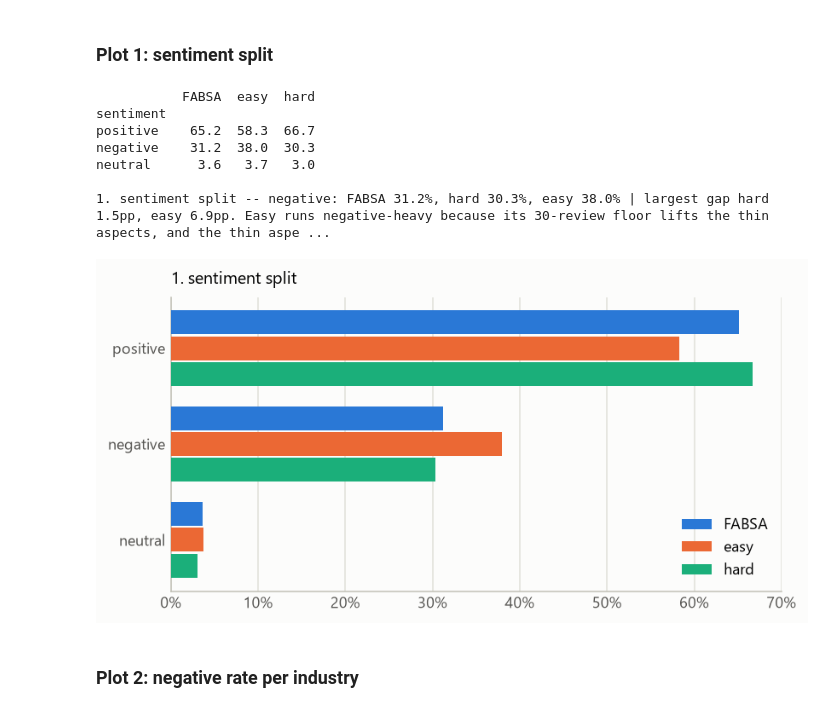
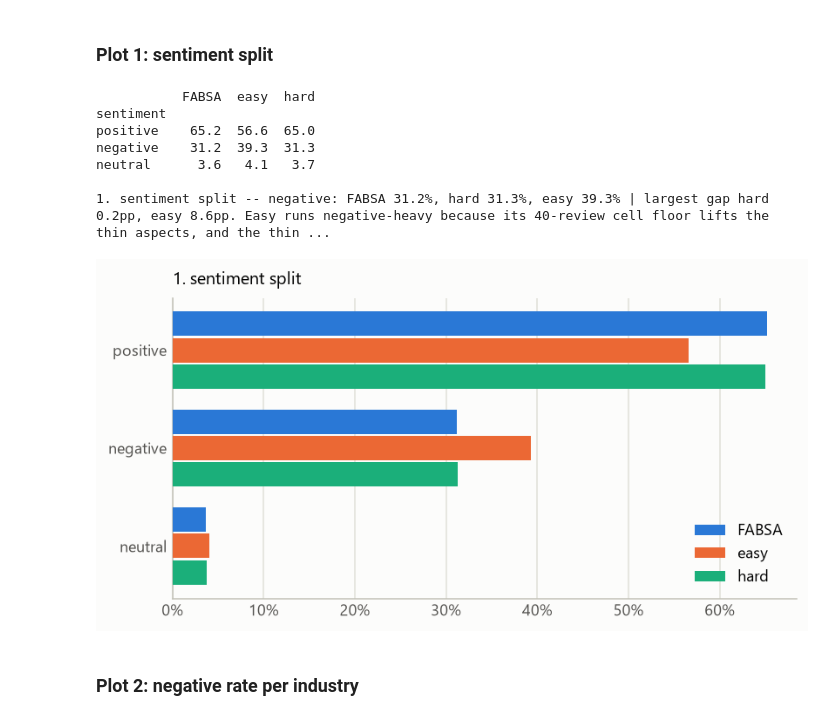
Before and after one commit to zhenyenchan/msc-cx-agent-bench, a Jupyter notebook: notebooks/data_generation_v2.ipynb, the cells around one changed output. Saved outputs shown, nothing was run; the diff lists cells and outputs as text; code cells hidden in the pictures.

```diff
--- a/notebooks/data_generation_v2.ipynb
+++ b/notebooks/data_generation_v2.ipynb
@@ -130,7 +130,7 @@ speed                     0.715     0.283    0.002
 inside a question and stay identical across regenerations.
 # %%
 ORGS = {
-    "Banking":                ["Northcrest Bank", "Halden Savings", "Vantor Financial", "Kestrel Bank"],
+    "Banking":                ["Northeast Bank", "Halden Savings", "Vanter Financial", "Kestrel Bank"],
     "Consulting":             ["Merrow & Pike", "Alderline Advisory", "Castellan Partners"],
     "Fashion":                ["Vella & Co", "Northerly", "Marbrook", "Sable Row"],
     "Groceries":              ["Freshbury", "Larkmead Market", "Oakpan Grocers"],
@@ -361,23 +376,37 @@ orgs**, with some variation. Easy raises anything under 30; Hard leaves small ce
 # %%
-def cell_size(industry, aspect, mode, rng):
+def cell_size(industry, aspect, mode, rng, protected=False):
     """Reviews in this cell: FABSA's volume for the pair, split across the industry's orgs.
+
+    Easy floors every cell at MIN_CELL. Hard floors nothing except the two cells carrying a
+    planted null, so its cells keep the sizes FABSA implies -- that is the sparsity Hard exists
+    to test, and a null nobody has the sample size to test would prove nothing.
 
     The split is what keeps Hard thin. Handing every org the whole group's volume would give the
     industry x aspect group 3-4x what FABSA recorded, so a cell could only fall under 30 where
     FABSA had almost nothing -- Hard's sparsity would be missing cells rather than small ones,
     and the small offsets meant to sit below detection would become detectable.
+
+    The nulls are floored rather than exempted from the split: exempt cells would return at full
+    pre-split size, sit among the largest in the corpus, and let an agent read the answer off n.
     """
     volume = (REVIEW_COUNT.get((industry, aspect)) or int(rng.choice(SIZES))) / len(ORGS[industry])
     size   = int(volume * rng.uniform(*SIZE_JITTER))
-    return max(size, MIN_REVIEWS) if mode == "easy" else max(size, 1)
+    return max(size, MIN_CELL) if (mode == "easy" or protected) else max(size, 1)
 
 
-# four recorded cells, largest to smallest: Easy lifts the thin ones, Hard keeps them thin.
-# Cells FABSA never recorded (e.g. Streaming x email) exist only in Easy, sized from the pool.
+def fabsa_band(industry, aspect):
+    """The size range a Hard cell may take: FABSA's per-org volume, through the jitter band."""
+    volume = REVIEW_COUNT[industry, aspect] / len(ORGS[industry])
+    return max(1, int(volume * SIZE_JITTER[0])), max(1, int(volume * SIZE_JITTER[1]))
+
+
+# four recorded cells, largest to smallest: Easy lifts everything to the floor, Hard keeps FABSA's
+# sizes. Cells FABSA never recorded (e.g. Streaming x email) exist only in Easy, sized from the pool.
 demo = np.random.default_rng(SEED)
 print(pd.DataFrame([{"industry": i, "aspect": a, "fabsa_group": REVIEW_COUNT.get((i, a), 0),
-                     "orgs": len(ORGS[i]),
-                     "easy": cell_size(i, a, "easy", demo), "hard": cell_size(i, a, "hard", demo)}
+                     "orgs": len(ORGS[i]), "hard_band": str(fabsa_band(i, a)),
+                     "easy": cell_size(i, a, "easy", demo), "hard": cell_size(i, a, "hard", demo),
+                     "hard_if_null": cell_size(i, a, "hard", demo, protected=True)}
                     for i, a in [("Banking", "app-website"), ("Groceries", "phone"),
                                  ("Ride Hailing", "reviews"), ("Banking", "reviews")]]
                    ).to_string(index=False))
@@ -406,7 +435,8 @@ def build_cells(mode, seed=SEED):
         split    = sentiment_split(industry, aspect)
         negative = PLANTED_RATE[org, aspect]
         share    = (1 - negative) / (split["positive"] + split["neutral"])
-        size     = cell_size(industry, aspect, mode, rng)
+        is_null  = planted_null(industry, org, aspect)
+        size     = cell_size(industry, aspect, mode, rng, protected=is_null)
         drawn    = rng.multinomial(size, [split["positive"] * share, negative,
                                           split["neutral"] * share])
         rows.append({"industry": industry, "org": org, "child_aspect": aspect,
@@ -415,7 +445,7 @@ def build_cells(mode, seed=SEED):
                      "industry_neg_rate": round(split["negative"], 4),
                      "planted_neg_rate": round(negative, 4),
                      "is_biggest_problem": aspect == worst[org],
-                     "is_planted_null": planted_null(industry, org, aspect),
+                     "is_planted_null": is_null,
                      **{s: int(n) for s, n in zip(SENTIMENTS, drawn)}})
     cells = pd.DataFrame(rows)
     cells["observed_neg_rate"] = (cells.negative / cells.n_reviews).round(4)
@@ -518,35 +600,36 @@ findings     = []          # one line per figure, written to validation_report.t
 # %%
 order = SENTIMENTS[::-1]
 y     = np.arange(len(order))
 
 fig, ax = plt.subplots(figsize=(6.6, 3.2))
 for slot, (name, labels, colour) in enumerate(series):
     ax.barh(y + (1 - slot) * 0.27, shares(labels, "sentiment", order), 0.25,
             color=colour, label=name, zorder=3)
 ax.set_yticks(y, order, fontsize=9)
 ax.xaxis.set_major_formatter(PercentFormatter(1))
 style(ax, axis="x", title="1. sentiment split").legend(frameon=False, fontsize=9, loc="lower right")
 fig.savefig(FIG_DIR / f"p1_sentiment_{VERSION}.png", bbox_inches="tight")
 
 split = pd.DataFrame({name: shares(labels, "sentiment", SENTIMENTS)
                       for name, labels, _ in series}) * 100
 gaps  = {mode: (split[mode] - split.FABSA).abs().max() for mode in ("easy", "hard")}
 print(split.round(1).to_string())
 findings.append(f"1. sentiment split -- negative: FABSA {split.FABSA.negative:.1f}%, "
                 f"hard {split.hard.negative:.1f}%, easy {split.easy.negative:.1f}% | "
                 f"largest gap hard {gaps['hard']:.1f}pp, easy {gaps['easy']:.1f}pp. Easy runs "
-                f"negative-heavy because its {MIN_REVIEWS}-review floor lifts the thin aspects, "
-                "and the thin aspects are the negative-heavy ones (email, phone, account-access)")
+                f"negative-heavy because its {MIN_CELL}-review cell floor lifts the thin aspects, "
+                "and the thin aspects are the negative-heavy ones (email, phone, account-access). "
+                "The gap scales with MIN_CELL")
 print(f"\n{findings[-1]}")
 # %% [output]
            FABSA  easy  hard
 sentiment
-positive    65.2  58.3  66.7
-negative    31.2  38.0  30.3
-neutral      3.6   3.7   3.0
+positive    65.2  56.6  65.0
+negative    31.2  39.3  31.3
+neutral      3.6   4.1   3.7
 
-1. sentiment split -- negative: FABSA 31.2%, hard 30.3%, easy 38.0% | largest gap hard 1.5pp, easy 6.9pp. Easy runs negative-heavy because its 30-review floor lifts the thin aspects, and the thin aspe ...
+1. sentiment split -- negative: FABSA 31.2%, hard 31.3%, easy 39.3% | largest gap hard 0.2pp, easy 8.6pp. Easy runs negative-heavy because its 40-review cell floor lifts the thin aspects, and the thin ...
-[figure, old version]
+[figure, new version]
 # %% [markdown]
 ### Plot 2: negative rate per industry
 # %%
```
Also changed, not shown: parts of 16 cells of this notebook.
